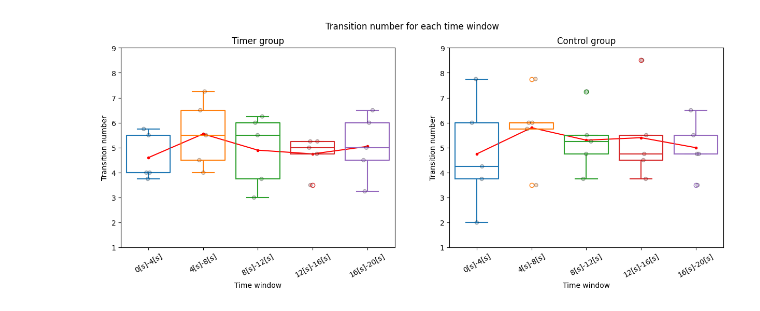
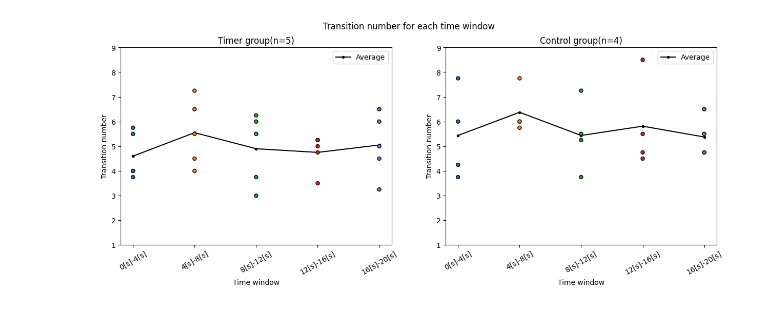
Before and after one commit to IMLEX24/ET-FinalProject-Data-Analysis, a Jupyter notebook: transition_analysis.ipynb, the cells around one changed output. Drawn from its saved outputs; the diff is of its cells as text; code cells hidden in the pictures.

Commit message:
add results

```diff
--- a/transition_analysis.ipynb
+++ b/transition_analysis.ipynb
@@ -23,3 +14,5 @@ for root in results_root.glob("trial_*"):
+# %%
+timer_subj_roots, control_subj_roots = io.load_path(Path("results/subjects"))
 # %%
 indeces = []
 trans_list = []
@@ -49,31 +50,41 @@ control_df.columns = [
 # %%
 def plot(df, ax):
-    ax.plot(df.mean(), color="red", marker=".", label="trend")
-    sns.boxplot(df, fill=False, ax=ax)
+    # sns.boxplot(
+    #     df,
+    #     # fill=False,
+    #     ax=ax,
+    # )
     sns.stripplot(
         df,
         size=5,
         edgecolor="black",
         linewidth=1,
-        alpha=0.3,
+        alpha=1,
         ax=ax,
+        # label="Individual data",
+        jitter=False,
     )
+    ax.plot(df.mean(), color="black", marker=".", label="Average")
+    ax.legend()
 
 
 fig, axes = plt.subplots(1, 2, figsize=(15, 5))
 fig.suptitle("Transition number for each time window")
+
 plot(timer_df, axes[0])
-axes[0].set_title("Timer group")
+n = len(timer_df)
+axes[0].set_title(f"Timer group({n=})")
+
 plot(control_df, axes[1])
-axes[1].set_title("Control group")
+n = len(control_df)
+axes[1].set_title(f"Control group({n=})")
 
 for ax in axes:
     ax.set_xlabel("Time window")
     ax.set_ylabel("Transition number")
-    # ax.set_ylim(4.2, 6.2)
     ax.set_ylim(1, 9)
     ax.tick_params(axis="x", labelrotation=30)
 
 plt.show()
 # %% [output]
-[figure, old version]
+[figure, new version]
```
Also changed, not shown: parts of 3 cells of this notebook, 1 other file.
